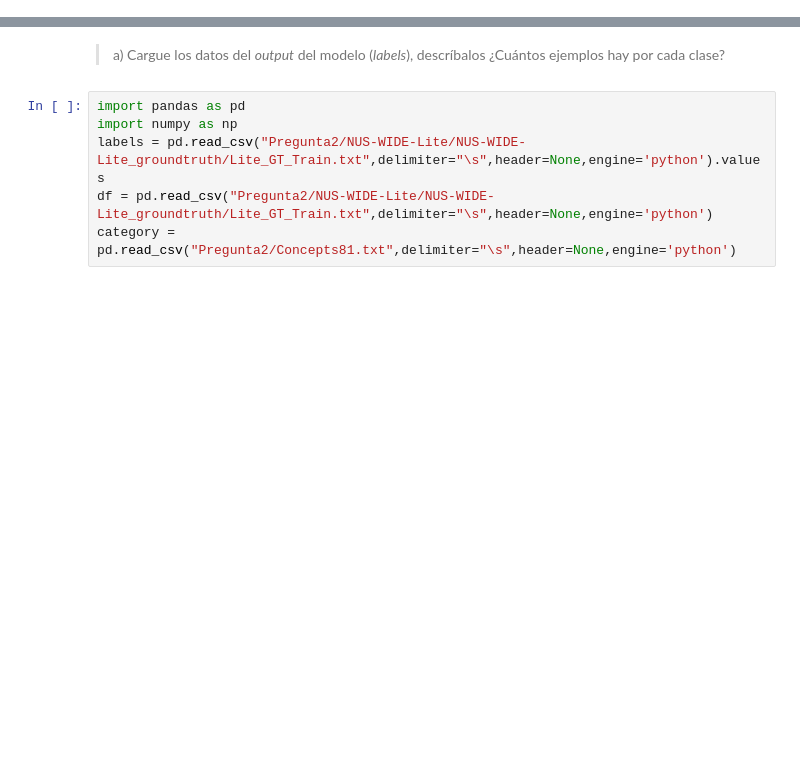
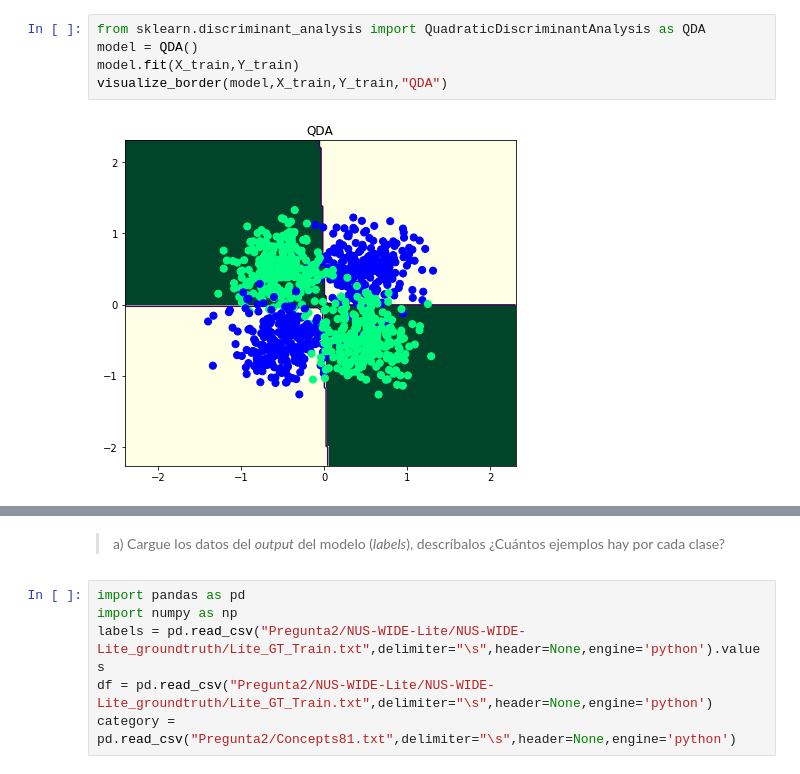
Before and after one commit to LeMythedeSisyphe/MachineLearning-Tarea2, a Jupyter notebook: Tarea 2.ipynb, the cells around one changed output, grey strips where cells are left out. Cells and saved outputs as stored; diff of their text form; blank space fills up the shorter version.

```diff
--- a/Tarea 2.ipynb
+++ b/Tarea 2.ipynb
@@ -38,0 +166,7 @@ Como se ha discutido en clases, los problemas de clasificación pueden ser repre
+# %%
+from sklearn.discriminant_analysis import QuadraticDiscriminantAnalysis as QDA
+model = QDA()
+model.fit(X_train,Y_train)
+visualize_border(model,X_train,Y_train,"QDA")
+# %% [output]
+[figure, added]
```
Also changed, not shown: parts of 30 cells of this notebook.
